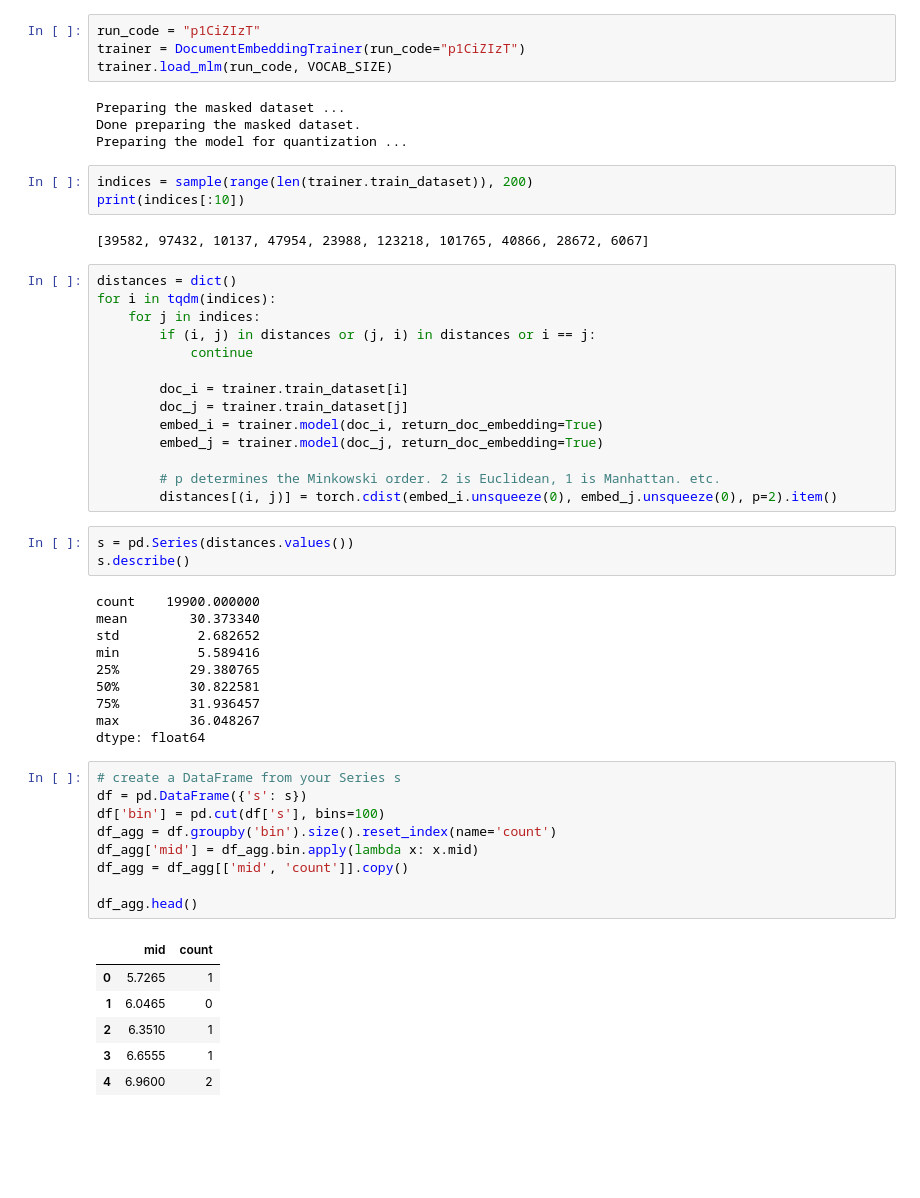
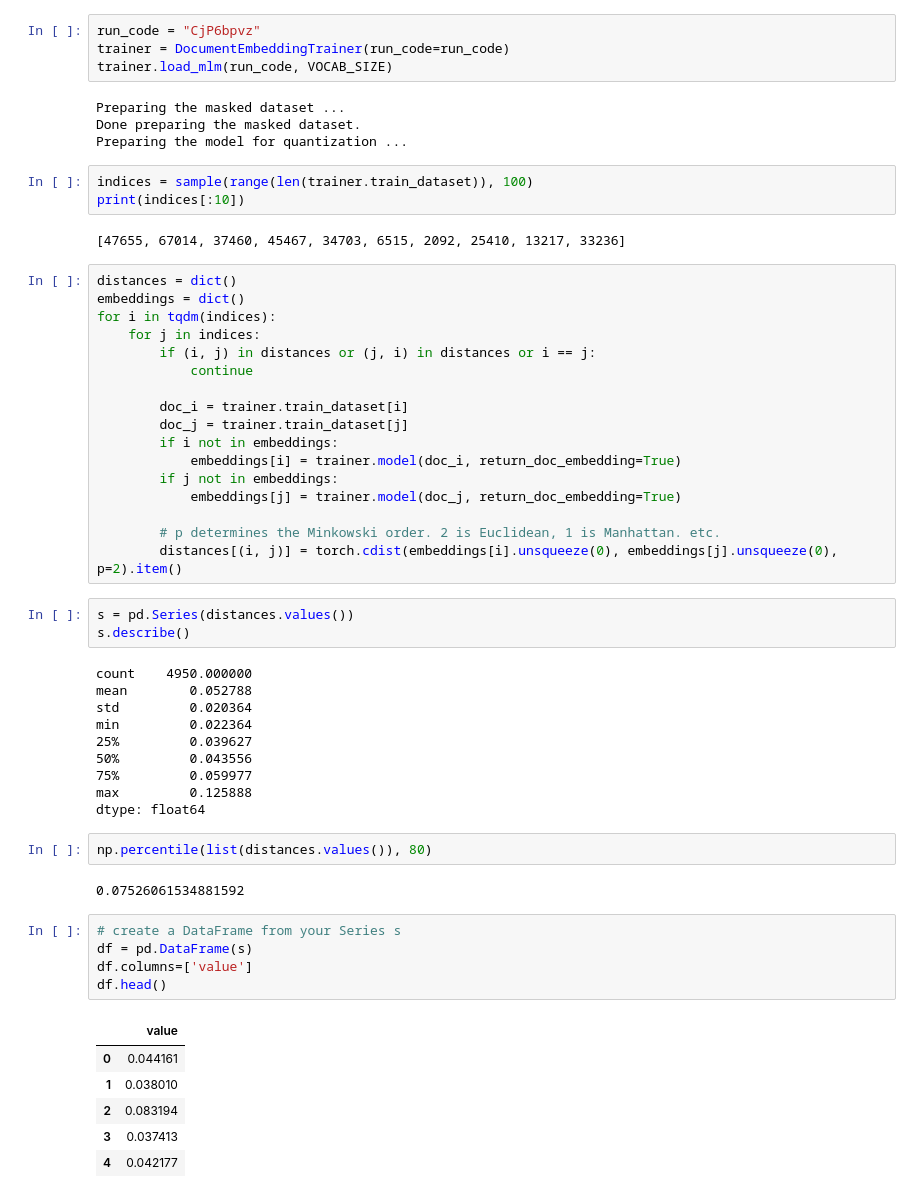
Before and after one commit to pmains/topic_model, a Jupyter notebook: topic_model/Distances.ipynb, the cells around one changed output. Drawn from its saved outputs; the diff is of its cells as text; blank space fills up the shorter version.

```diff
--- a/topic_model/Distances.ipynb
+++ b/topic_model/Distances.ipynb
@@ -8,20 +8,21 @@ from tqdm import tqdm
 
 from doc_embed_torch import DocumentEmbeddingTrainer, load_run_config, VOCAB_SIZE
 # %%
-run_code = "p1CiZIzT"
-trainer = DocumentEmbeddingTrainer(run_code="p1CiZIzT")
+run_code = "CjP6bpvz"
+trainer = DocumentEmbeddingTrainer(run_code=run_code)
 trainer.load_mlm(run_code, VOCAB_SIZE)
 # %% [output]
 Preparing the masked dataset ...
 Done preparing the masked dataset.
 Preparing the model for quantization ...
 # %%
-indices = sample(range(len(trainer.train_dataset)), 200)
+indices = sample(range(len(trainer.train_dataset)), 100)
 print(indices[:10])
 # %% [output]
-[39582, 97432, 10137, 47954, 23988, 123218, 101765, 40866, 28672, 6067]
+[47655, 67014, 37460, 45467, 34703, 6515, 2092, 25410, 13217, 33236]
 # %%
 distances = dict()
+embeddings = dict()
 for i in tqdm(indices):
     for j in indices:
         if (i, j) in distances or (j, i) in distances or i == j:
@@ -29,39 +30,41 @@ for i in tqdm(indices):
 
         doc_i = trainer.train_dataset[i]
         doc_j = trainer.train_dataset[j]
-        embed_i = trainer.model(doc_i, return_doc_embedding=True)
-        embed_j = trainer.model(doc_j, return_doc_embedding=True)
+        if i not in embeddings:
+            embeddings[i] = trainer.model(doc_i, return_doc_embedding=True)
+        if j not in embeddings:
+            embeddings[j] = trainer.model(doc_j, return_doc_embedding=True)
 
         # p determines the Minkowski order. 2 is Euclidean, 1 is Manhattan. etc.
-        distances[(i, j)] = torch.cdist(embed_i.unsqueeze(0), embed_j.unsqueeze(0), p=2).item()
+        distances[(i, j)] = torch.cdist(embeddings[i].unsqueeze(0), embeddings[j].unsqueeze(0), p=2).item()
 # %%
 s = pd.Series(distances.values())
 s.describe()
 # %% [output]
-count    19900.000000
-mean        30.373340
-std          2.682652
-min          5.589416
-25%         29.380765
-50%         30.822581
-75%         31.936457
-max         36.048267
+count    4950.000000
+mean        0.052788
+std         0.020364
+min         0.022364
+25%         0.039627
+50%         0.043556
+75%         0.059977
+max         0.125888
 dtype: float64
+# %%
+np.percentile(list(distances.values()), 80)
+# %% [output]
+0.07526061534881592
 # %%
 # create a DataFrame from your Series s
-df = pd.DataFrame({'s': s})
-df['bin'] = pd.cut(df['s'], bins=100)
-df_agg = df.groupby('bin').size().reset_index(name='count')
-df_agg['mid'] = df_agg.bin.apply(lambda x: x.mid)
-df_agg = df_agg[['mid', 'count']].copy()
-
-df_agg.head()
+df = pd.DataFrame(s)
+df.columns=['value']
+df.head()
 # %% [output]
-|  | mid | count |
-| 0 | 5.7265 | 1 |
-| 1 | 6.0465 | 0 |
-| 2 | 6.3510 | 1 |
-| 3 | 6.6555 | 1 |
-| 4 | 6.9600 | 2 |
+|  | value |
+| 0 | 0.044161 |
+| 1 | 0.038010 |
+| 2 | 0.083194 |
+| 3 | 0.037413 |
+| 4 | 0.042177 |
 # %%
 # create the histogram chart
```
Also changed, not shown: parts of 1 cell of this notebook, 1 other file.
